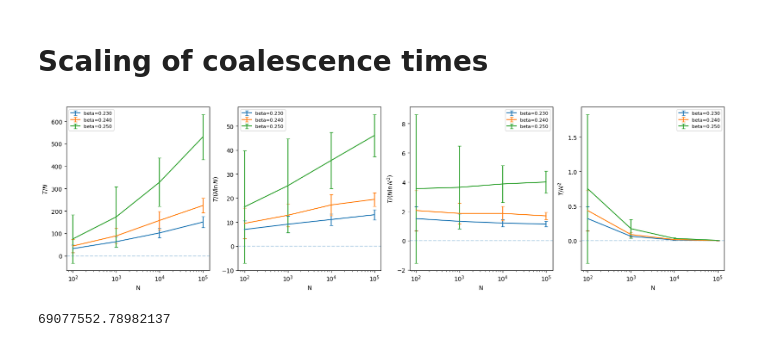
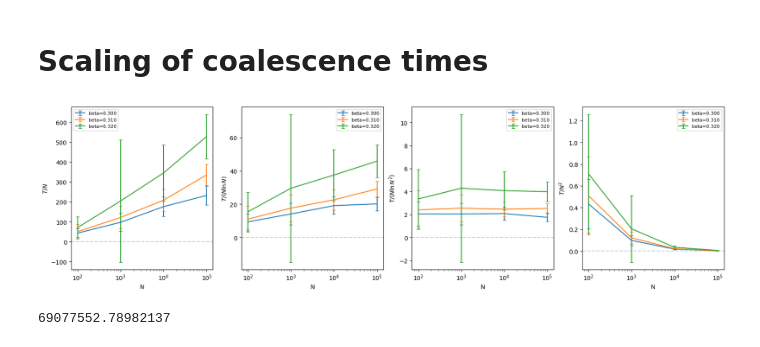
Before and after one commit to LouiseBudzynski/Bounding_Chain_Disordered_Ising_Models, a Jupyter notebook: notebooks/read_coal_time.ipynb, the cells around one changed output. Cells and saved outputs as stored; diff of their text form; code cells hidden in the pictures.

Commit message:
plots coal time

```diff
--- a/notebooks/read_coal_time.ipynb
+++ b/notebooks/read_coal_time.ipynb
@@ -41,44 +41,45 @@ df
 # %% [markdown]
 # Scaling of coalescence times
 # %%
+max_iter_plot = 1000000000
 mask = (
     (df['sampler'] == 'F_beta_Glauber') &
     (df['lazy'] == False) &
     (df['n_coal'] == df['n_runs']) &
-    (df['init_mode'] == 'full_star')
+    (df['max_iter'] == max_iter_plot)
 )
 df_filtered = df[mask]
 
 fig, axes = plt.subplots(1, 4, figsize=(20, 5))
 #fig, axes = plt.subplots(1, 2, figsize=(10, 5))
 scalings = {
     r'$T / N$': (lambda N, T: T / N,
                 lambda N, T, sT: sT / N),
     r'$T / (N \ln N)$': (lambda N, T: T / (N * np.log(N)),
                           lambda N, T, sT: sT / (N * np.log(N))),
     r'$T / (N \ln N^2)$': (lambda N, T: T / (N * np.log(N)**2),
                           lambda N, T, sT: sT / (N * np.log(N)**2)),
     r'$T / N^2$': (lambda N, T: T / N**2,
                    lambda N, T, sT: sT / N**2),
 }
-beta_to_exclude = [0.26]
+beta_to_exclude = []
 for ax, (label, (scaling_fn, err_fn)) in zip(axes, scalings.items()):
     for beta in sorted(df_filtered['beta'].unique()):
         if beta in beta_to_exclude:
             continue
         sub_df = df_filtered[df_filtered['beta'] == beta].sort_values('N')
         N = sub_df['N'].values
         T = sub_df['mean_coal_time'].values
         sT = sub_df['std_coal_time'].values
         ax.errorbar(N, scaling_fn(N, T), yerr=err_fn(N, T, sT), label=f'beta={beta:.3f}', capsize=3)
     ax.axhline(0, linestyle='--', alpha=0.3)
     ax.set_xlabel('N')
     ax.set_ylabel(label)
     ax.set_xscale('log')
     ax.legend(fontsize=8)
 plt.show()
 # %% [output]
-[figure, old version]
+[figure, new version]
 # %%
 n=100000
 60*n*np.log(n)
```
Also changed, not shown: parts of 2 cells of this notebook.
